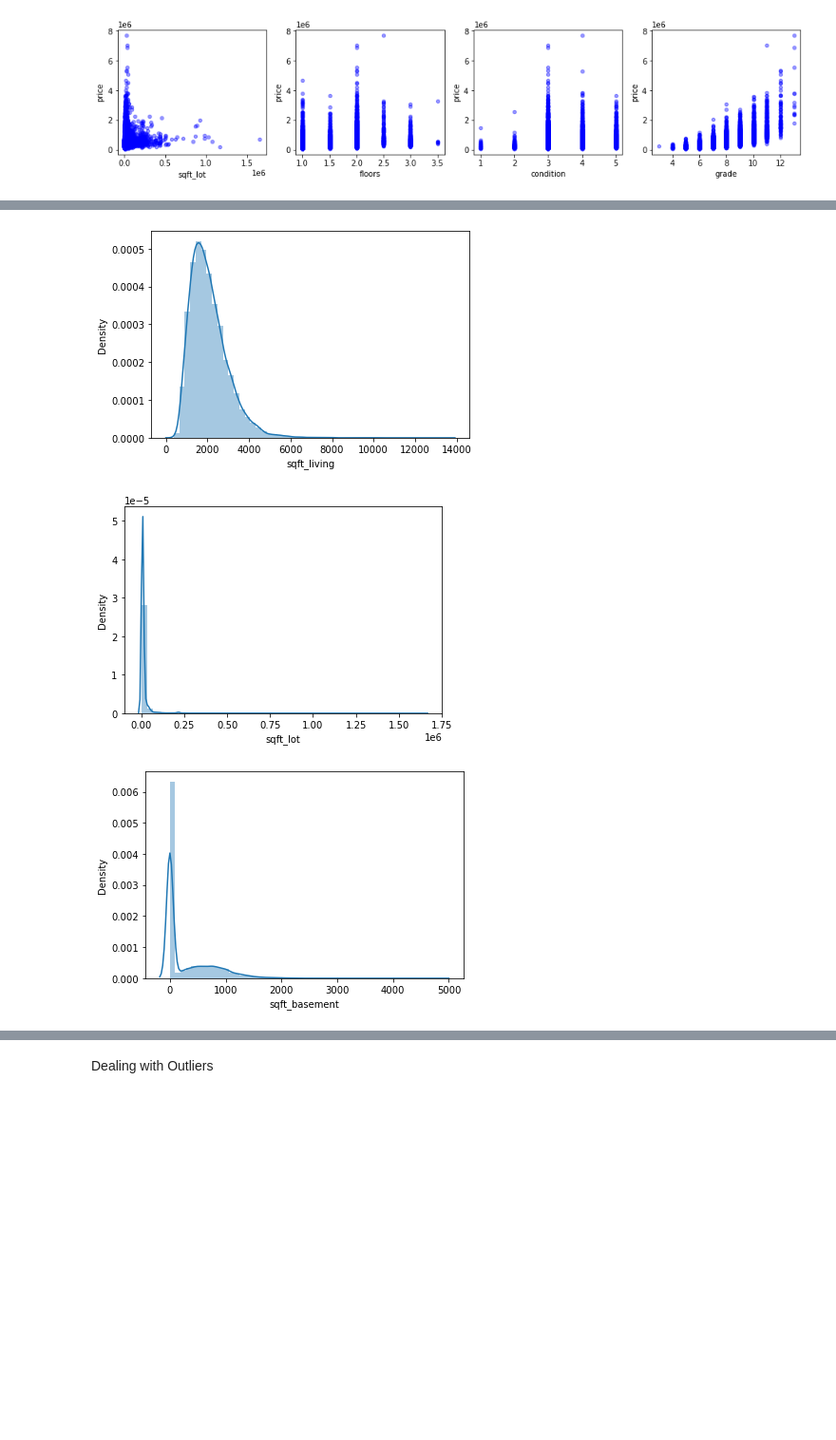
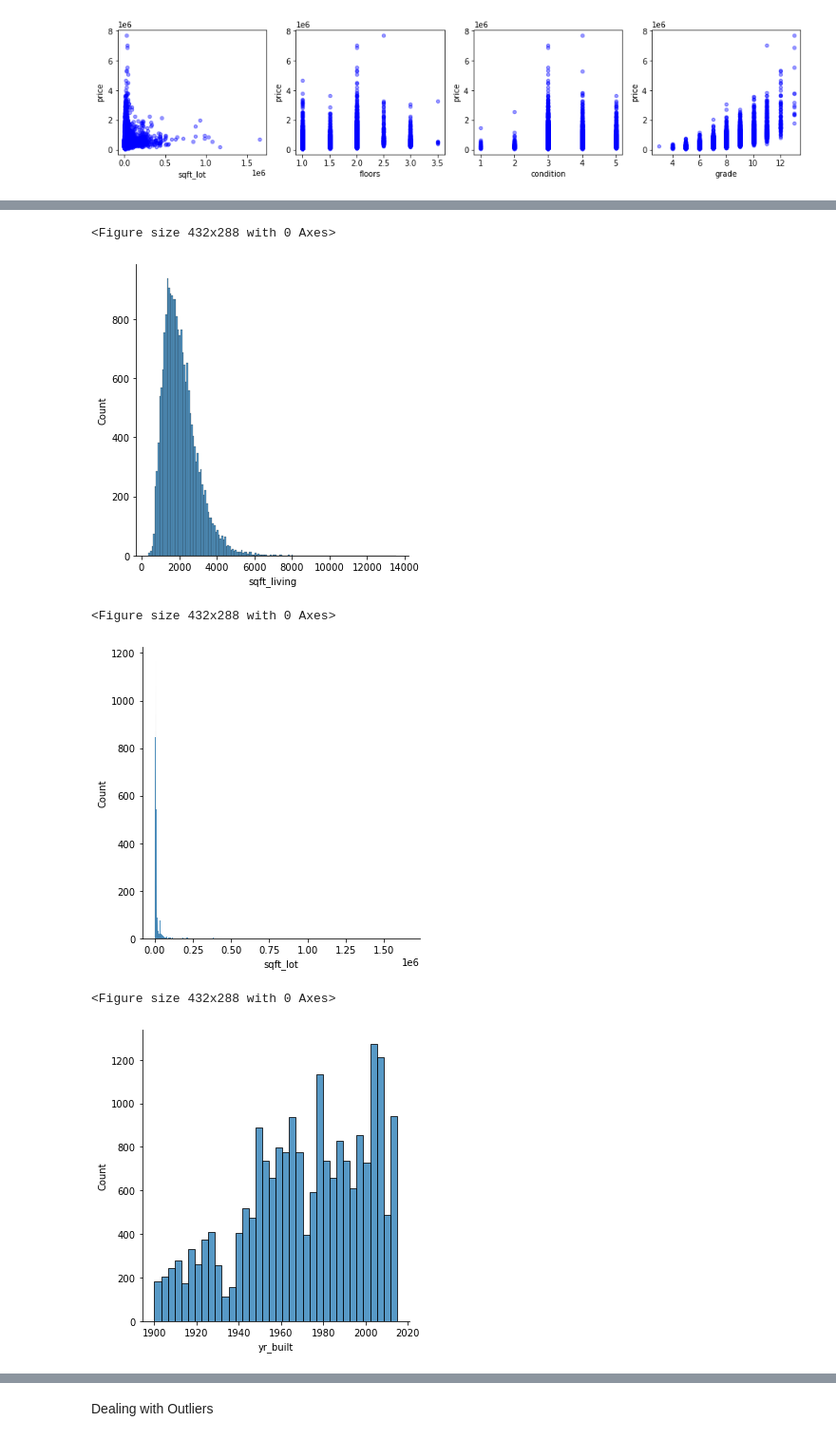
Before and after one commit to lblaka/real-estate-project, a Jupyter notebook: meaghan_working_notebook.ipynb, the cells around one changed output, grey strips where cells are left out. Shown at 95% size. Saved outputs shown, nothing was run; the diff lists cells and outputs as text; code cells hidden in the pictures; blank space fills up the shorter version.

```diff
--- a/meaghan_working_notebook.ipynb
+++ b/meaghan_working_notebook.ipynb
@@ -54,2 +180,2 @@ data['yr_renovated'] = data["yr_renovated"].fillna(0)
 # %%
-data.drop(['waterfront','view', 'sqft_above', 'zipcode'], axis=1, inplace=True)
+data.drop(['waterfront','view', 'sqft_above', 'zipcode','month', 'yr_renovated','sqft_basement'], axis=1, inplace=True)
@@ -161,2 +225,2 @@ See the caveats in the documentation: https://pandas.pydata.org/pandas-docs/stab
 # %%
-discrete_features = ['bedrooms', 'bathrooms', 'floors', 'condition', 'grade', 'is_renovated','season','month', 'has_basement']
+discrete_features = ['bedrooms', 'bathrooms', 'floors', 'condition', 'grade', 'is_renovated','has_basement', 'season']
@@ -163,5 +229,5 @@ discrete_features = ['bedrooms', 'bathrooms', 'floors', 'condition', 'grade', 'i
 # %%
 for feature in discrete_features:
-    plt.figure(figsize=(12,8))
-    sns.barplot(x=feature, y='price', data=data1)
+    plt.figure(figsize=(10,8))
+    sns.barplot(x=feature, y='price', data=data)
 # %% [output]
@@ -177,6 +244,6 @@ for feature in discrete_features:
 # %%
-continuous_feature = [feature for feature in data1.columns if feature not in discrete_features+['price']+['date']]
-continuous_feature
+continuous_features = [feature for feature in data.columns if feature not in discrete_features+['price']+['date']]
+continuous_features
 # %% [output]
 ['sqft_living',
  'sqft_lot',
@@ -190,8 +257,11 @@ continuous_feature
 # %%
-for feature in continuous_feature:
+for feature in continuous_features:
     plt.figure()
-    sns.distplot(data1[feature])
+    sns.displot(data[feature])
 # %% [output]
+<Figure size 432x288 with 0 Axes>
-[figure, old version]
+[figure, new version]
+<Figure size 432x288 with 0 Axes>
-[figure, old version]
+[figure, new version]
+<Figure size 432x288 with 0 Axes>
-[figure, old version]
+[figure, new version]
```
Also changed, not shown: parts of 78 cells of this notebook.
